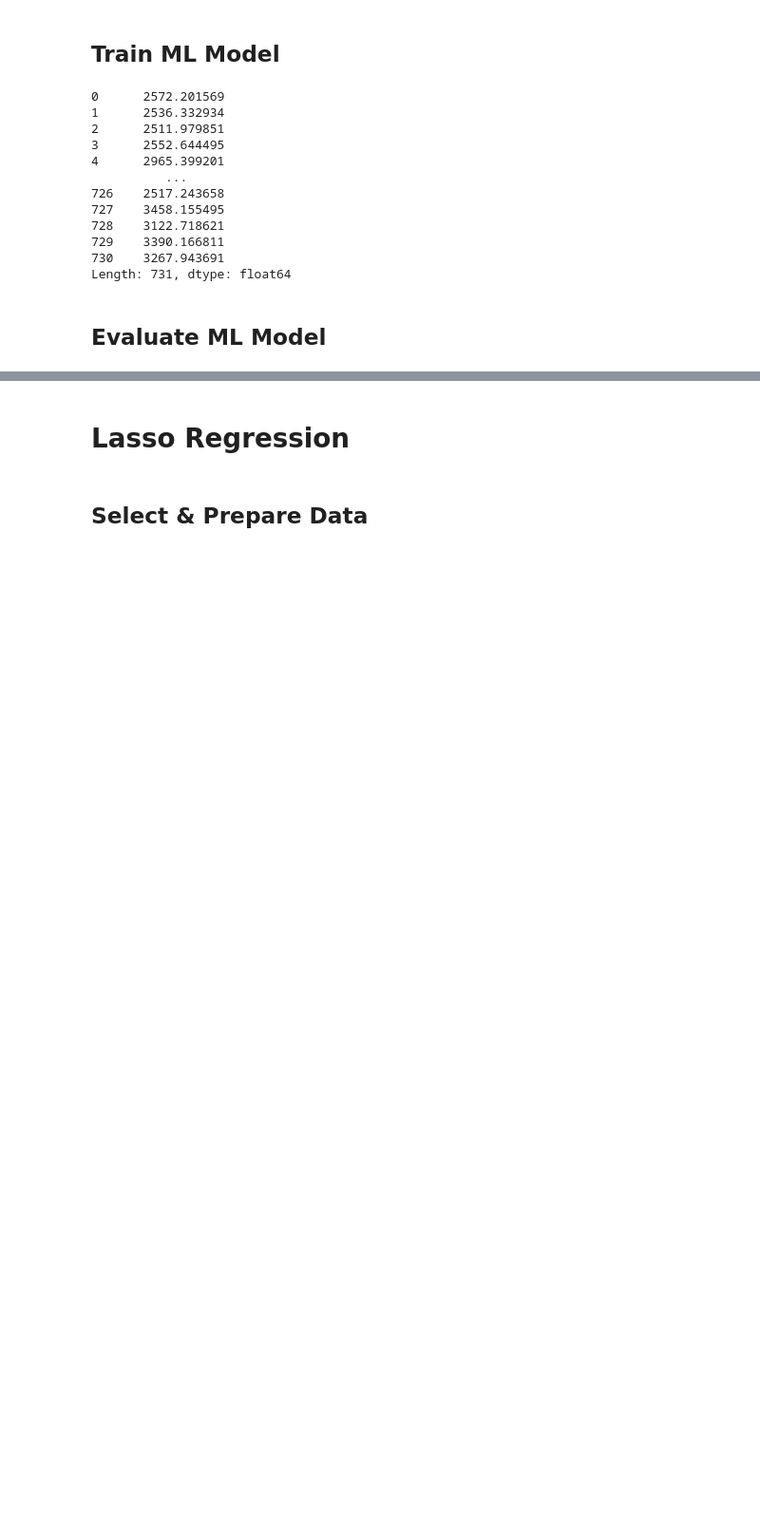
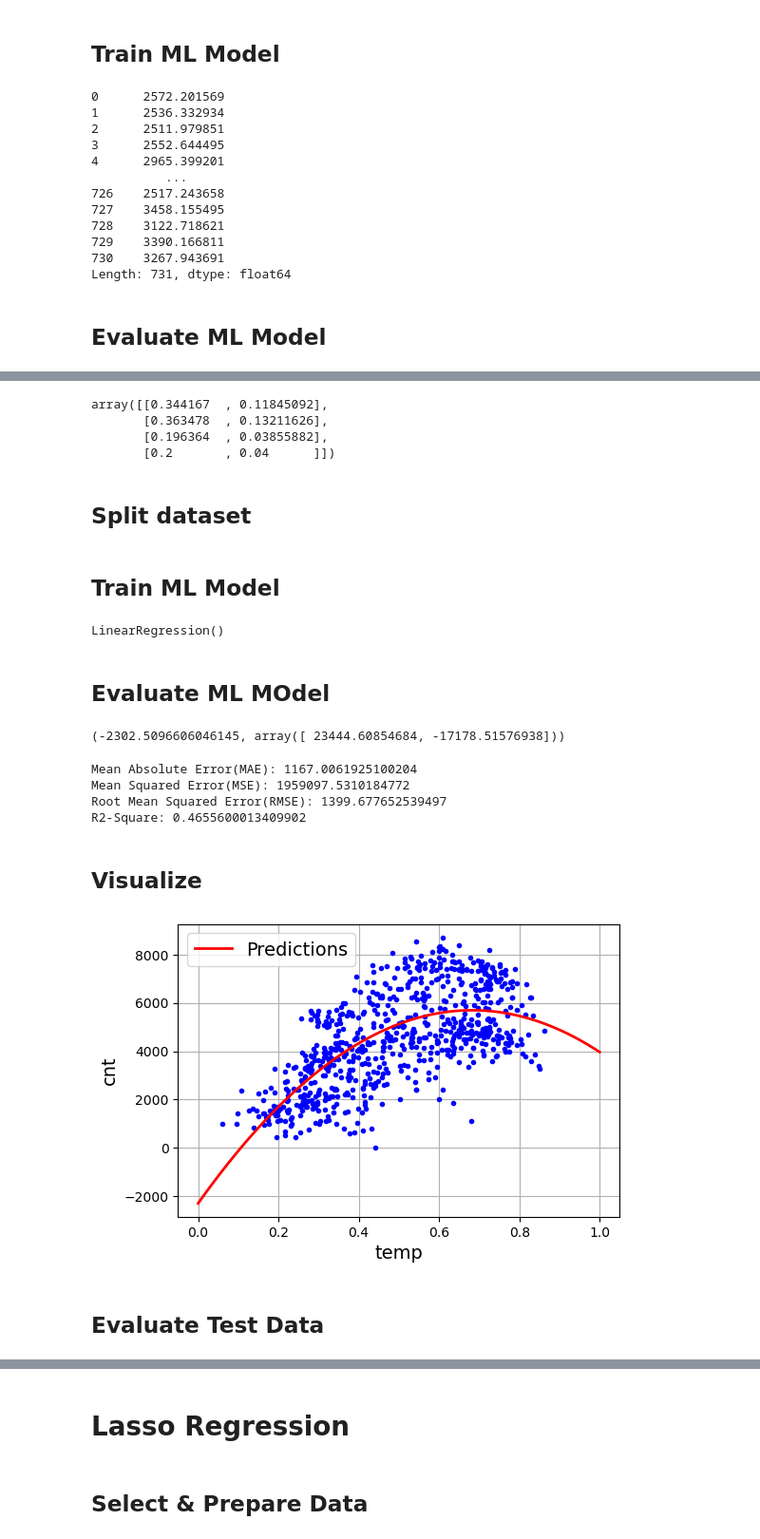
Before and after one commit to Ph1lippK/VAWI, a Jupyter notebook: Assignment_02_MatrikelNrTBD.ipynb, the cells around one changed output, grey strips where cells are left out. Shown at 95% size. Drawn from its saved outputs; the diff is of its cells as text; code cells hidden in the pictures; blank space fills up the shorter version.

```diff
--- a/Assignment_02_MatrikelNrTBD.ipynb
+++ b/Assignment_02_MatrikelNrTBD.ipynb
@@ -499,0 +538,78 @@ Notes:
+# %%
+from sklearn.preprocessing import PolynomialFeatures
+
+poly_features = PolynomialFeatures(degree=2, include_bias=False)
+X_poly = poly_features.fit_transform(df.temp.array.reshape(-1, 1)) # adding the square
+# %%
+X_poly[0:4] # show top 4 rows
+# %% [output]
+array([[0.344167  , 0.11845092],
+       [0.363478  , 0.13211626],
+       [0.196364  , 0.03855882],
+       [0.2       , 0.04      ]])
+# %% [markdown]
+## Split dataset
+# %%
+# Import train_test_split function from
+from sklearn.model_selection import train_test_split
+
+# Split X and y into training and testing sets
+X_train, X_test, y_train, y_test = train_test_split(X_poly, df.cnt,test_size=0.2,random_state=42)
+# %% [markdown]
+## Train ML Model
+# %%
+from sklearn.linear_model import LinearRegression
+lin_reg_poly = LinearRegression()
+lin_reg_poly.fit(X_train, y_train)
+# %% [output]
+LinearRegression()
+# %% [markdown]
+## Evaluate ML MOdel
+# %%
+lin_reg_poly.intercept_, lin_reg_poly.coef_
+# %% [output]
+(-2302.5096606046145, array([ 23444.60854684, -17178.51576938]))
+# %%
+predictions_train_lin_reg_poly = lin_reg_poly.predict(X_train)
+# Import the required libraries
+import numpy as np
+from sklearn.metrics import mean_absolute_error
+from sklearn.metrics import mean_squared_error
+from sklearn.metrics import r2_score
+
+# Evaluate mean absolute error
+print('Mean Absolute Error(MAE):', mean_absolute_error(y_train,predictions_train_lin_reg_poly))
+
+# Evaluate mean squared error
+print("Mean Squared Error(MSE):", mean_squared_error(y_train, predictions_train_lin_reg_poly))
+
+# Evaluate root mean squared error
+print("Root Mean Squared Error(RMSE):", np.sqrt(mean_squared_error(y_train, predictions_train_lin_reg_poly)))
+
+# Evaluate R2-square
+print("R2-Square:",r2_score(y_train, predictions_train_lin_reg_poly))
+# %% [output]
+Mean Absolute Error(MAE): 1167.0061925100204
+Mean Squared Error(MSE): 1959097.5310184772
+Root Mean Squared Error(RMSE): 1399.677652539497
+R2-Square: 0.4655600013409902
+# %% [markdown]
+## Visualize
+# %%
+X_new = np.linspace(0, 1, 100).reshape(100, 1)
+X_new_poly = poly_features.transform(X_new)
+y_new = lin_reg_poly.predict(X_new_poly)
+
+plt.figure(figsize=(6, 4))
+plt.plot(df.temp, df.cnt, "b.")
+plt.plot(X_new, y_new, "r-", linewidth=2, label="Predictions")
+plt.xlabel("temp")
+plt.ylabel("cnt")
+plt.legend(loc="upper left")
+plt.grid()
+#save_fig("mobile_app_data_example_2_predictions")
+plt.show()
+# %% [output]
+[figure, added]
+# %% [markdown]
+## Evaluate Test Data
```
Also changed, not shown: parts of 20 cells of this notebook.
